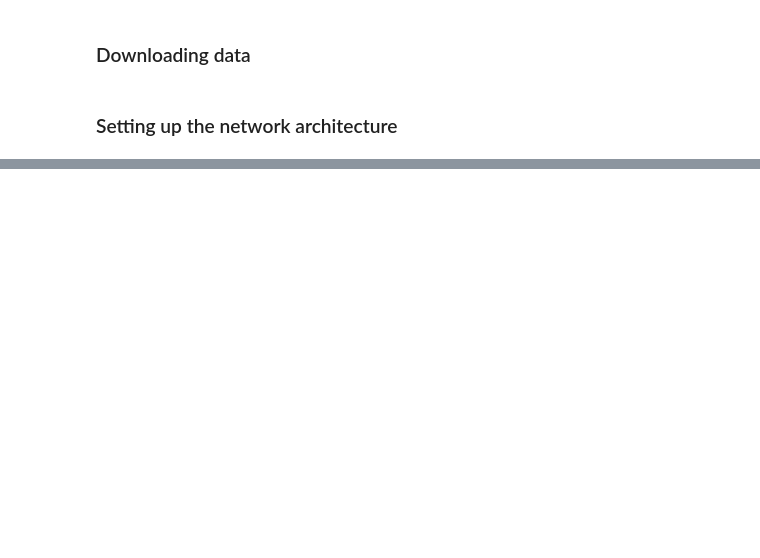
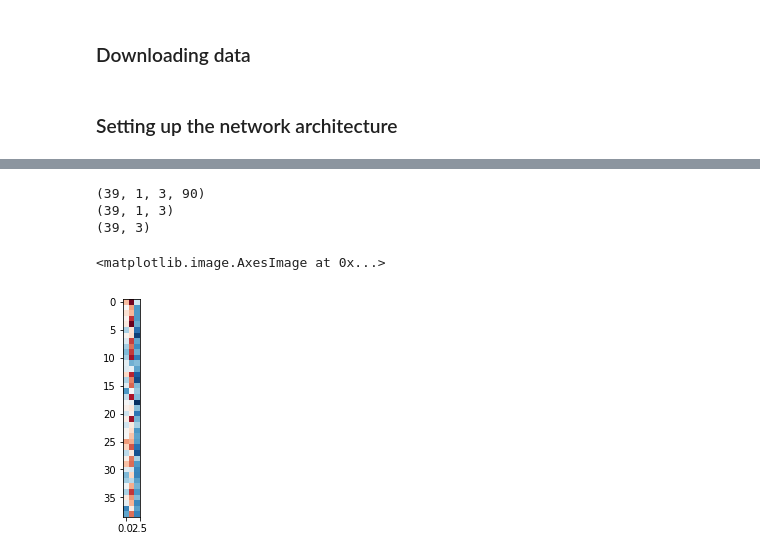
Before and after one commit to AmineEchraibi/BrainCNN, a Jupyter notebook: BrainNetCNN.ipynb, the cells around one changed output, grey strips where cells are left out. Drawn from its saved outputs; the diff is of its cells as text; code cells hidden in the pictures; blank space fills up the shorter version.

```diff
--- a/BrainNetCNN.ipynb
+++ b/BrainNetCNN.ipynb
@@ -595,0 +695,17 @@ plotting.plot_connectome(heatmap0,msdl_coords,title="reconstructed edges focal i
+# %%
+# Displaying the feature maps at the 5th layer
+layer = model.layers[5]
+weights = layer.get_weights()[0]
+print(weights.shape)
+from numpy.linalg import norm
+image = norm(weights,axis = 3)
+print(image.shape)
+image = image.reshape(39,3)
+print(image.shape)
+plt.imshow(image,cmap='RdBu_r')
+# %% [output]
+(39, 1, 3, 90)
+(39, 1, 3)
+(39, 3)
+<matplotlib.image.AxesImage at 0x...>
+[figure, added]
```
Also changed, not shown: parts of 18 cells of this notebook, 2 other files.
